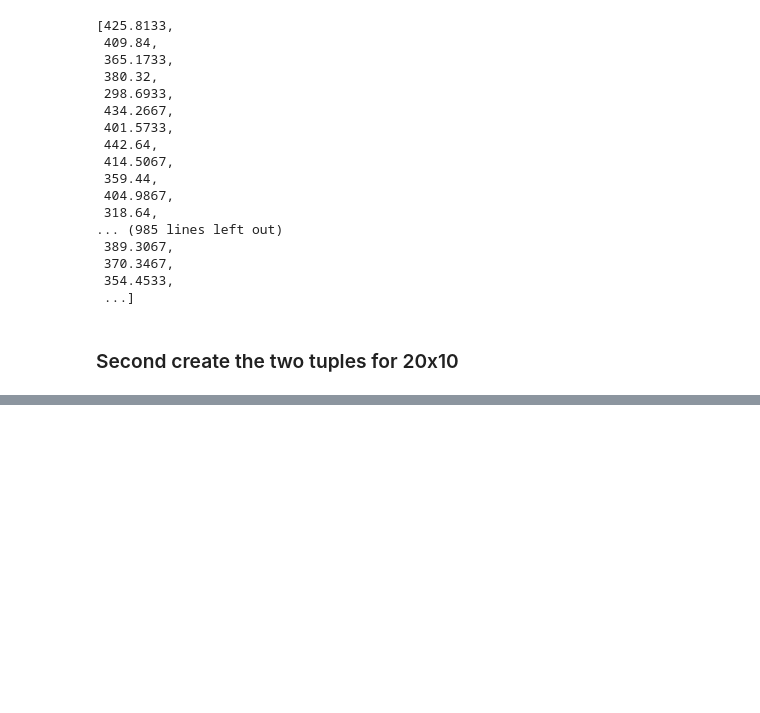
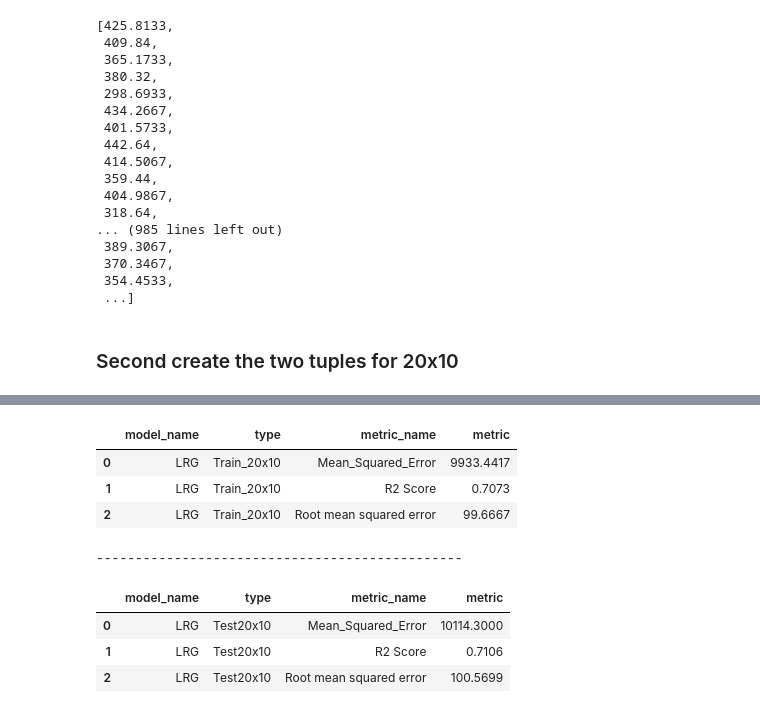
Before and after one commit to spros1/Methods-and-Algorithms_Work_Semester_21-22, a Jupyter notebook: AssortmentPlanning.ipynb, the cells around one changed output, grey strips where cells are left out. Drawn from its saved outputs; the diff is of its cells as text; code cells hidden in the pictures; blank space fills up the shorter version.

```diff
--- a/AssortmentPlanning.ipynb
+++ b/AssortmentPlanning.ipynb
@@ -203,0 +486,12 @@ for e in range(0,df_20x10.shape[0]):
+# %%
+# LinearRegression run
+LRG_model, LRG_runtime = model_execution(LinearRegression(), 'LRGClassifier')
+train_pred_LRG = model_prediction(LRG_model, X_train)
+test_pred_LRG  = model_prediction(LRG_model, X_test)
+
+# LinearRegression Evaluation
+print("\n")
+LRG_train = model_evaluation_regressor(y_train, train_pred_LRG, 'LRG', 'Train_20x10')
+print("-----------------------------------------------\n")
+LRG_test = model_evaluation_regressor(y_test, test_pred_LRG,'LRG', 'Test20x10')
+# %% [output]
@@ -203,0 +499,9 @@ for e in range(0,df_20x10.shape[0]):
+|  | model_name | type | metric_name | metric |
+| 0 | LRG | Train_20x10 | Mean_Squared_Error | 9933.4417 |
+| 1 | LRG | Train_20x10 | R2 Score | 0.7073 |
+| 2 | LRG | Train_20x10 | Root mean squared error | 99.6667 |
+-----------------------------------------------
+|  | model_name | type | metric_name | metric |
+| 0 | LRG | Test20x10 | Mean_Squared_Error | 10114.3000 |
+| 1 | LRG | Test20x10 | R2 Score | 0.7106 |
+| 2 | LRG | Test20x10 | Root mean squared error | 100.5699 |
```
Also changed, not shown: parts of 30 cells of this notebook.
